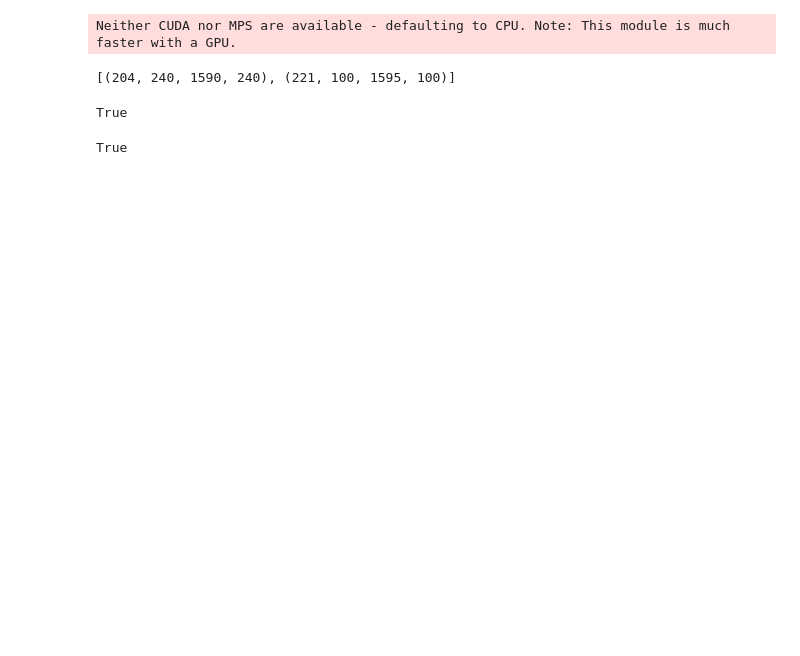
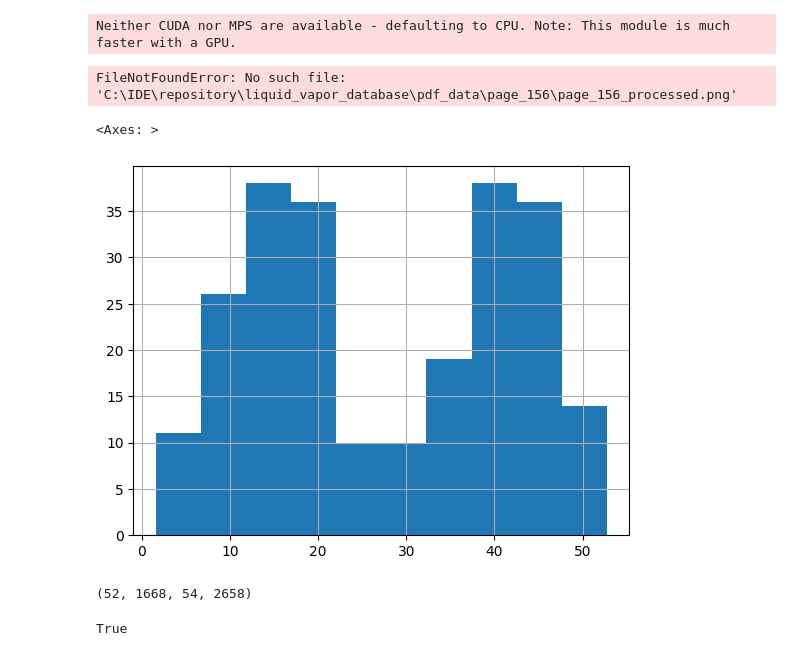
Before and after one commit to kdavjd/liquid_vapor_database, a Jupyter notebook: docs/extract_tables.ipynb, the cells around one changed output. Drawn from its saved outputs; the diff is of its cells as text; code cells hidden in the pictures; blank space fills up the shorter version.

Commit message:
Gridlines added

```diff
--- a/docs/extract_tables.ipynb
+++ b/docs/extract_tables.ipynb
@@ -2,55 +2,43 @@
 import pandas as pd
 import easyocr
 import sys
-sys.path.append('C:/IDE/repository/liquid_vapor_database/src')
-from column_names_detector import ColumnLineDetector
+sys.path.append('C:/IDE/repository/liquid_vapor_database')
+from src.table_gridlines import Gridlines
+from src.pdf_image_extractor import PDFImageExtractor
 
-PAGE_NUM = 196
+PAGE_NUM = 134
+
+
+
 img_path = f'C:/IDE/repository/liquid_vapor_database/pdf_data/page_{PAGE_NUM}/page_{PAGE_NUM}_processed.png'
 
 reader = easyocr.Reader(['ru', 'en'])
 result = reader.readtext(img_path)
 easyocr_df = pd.DataFrame(result, columns=['bbox','text','conf'])
-detector = ColumnLineDetector(img_path, easyocr_df, debug=True)
-detector.detect_column_names_area()
+detector = Gridlines(img_path, easyocr_df, debug=True)
 # %% [output]
 Neither CUDA nor MPS are available - defaulting to CPU. Note: This module is much faster with a GPU.
-[(204, 240, 1590, 240), (221, 100, 1595, 100)]
+FileNotFoundError: No such file: 'C:\IDE\repository\liquid_vapor_database\pdf_data\page_156\page_156_processed.png'
-# %%
-import cv2
-import re
-
-img = cv2.imread(img_path)
-
-def is_number(s):
-    # Удалить нижние подчеркивания, если они есть
-    s = s.replace('_', '')
-    try:
-        float(s)  # для чисел с плавающей точкой
-        return True
-    except ValueError:
-        return False
-
-# Перебрать все ограничивающие рамки и нарисовать их на изображении
-for index, row in easyocr_df.iterrows():
-    # Получение координат из bbox
-    bbox = row['bbox']
-    top_left = (int(bbox[0][0]), int(bbox[0][1]))
-    bottom_right = (int(bbox[2][0]), int(bbox[2][1]))
-
-    # Проверка текста на наличие только чисел
-    if is_number(row['text']):
-        color = (0, 255, 0)  # Зеленый, если текст - число
-    else:
-        color = (0, 0, 255)  # Красный, если текст содержит буквы
-
-    # Рисование прямоугольника на изображении
-    img = cv2.rectangle(img, top_left, bottom_right, color, 2)
-
-# Сохранить изображение
-cv2.imwrite(img_path.replace('.png', '_bbox.png'), img)
-# %% [output]
-True
+# %%
+easyocr_df['bbox_scale_position_x'] = easyocr_df['bbox'].apply(lambda x: ((x[0][0] + x[1][0]) / 2) / 25)
+easyocr_df['bbox_scale_position_y'] = easyocr_df['bbox'].apply(lambda y: ((y[0][1] + y[2][1]) / 2) / 50)
+
+easyocr_df['bbox_scale_position_y'].hist()
+# %% [output]
+<Axes: >
+[figure, added]
+# %%
+# Extracting all x and y coordinates from bbox
+x_coords = [x for bbox in easyocr_df['bbox'] for x, _ in bbox]
+y_coords = [y for bbox in easyocr_df['bbox'] for _, y in bbox]
+
+# Finding the min and max of x and y coordinates
+min_x, max_x = min(x_coords), max(x_coords)
+min_y, max_y = min(y_coords), max(y_coords)
+
+min_x, max_x, min_y, max_y
+# %% [output]
+(52, 1668, 54, 2658)
 # %%
 import numpy as np
 import cv2
```
Also changed, not shown: parts of 5 cells of this notebook, 16 other files.
